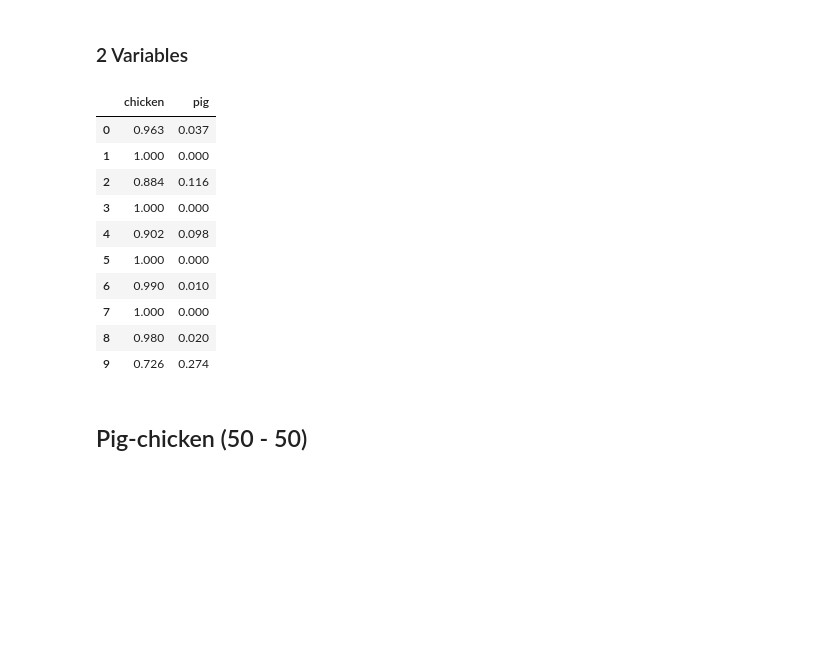
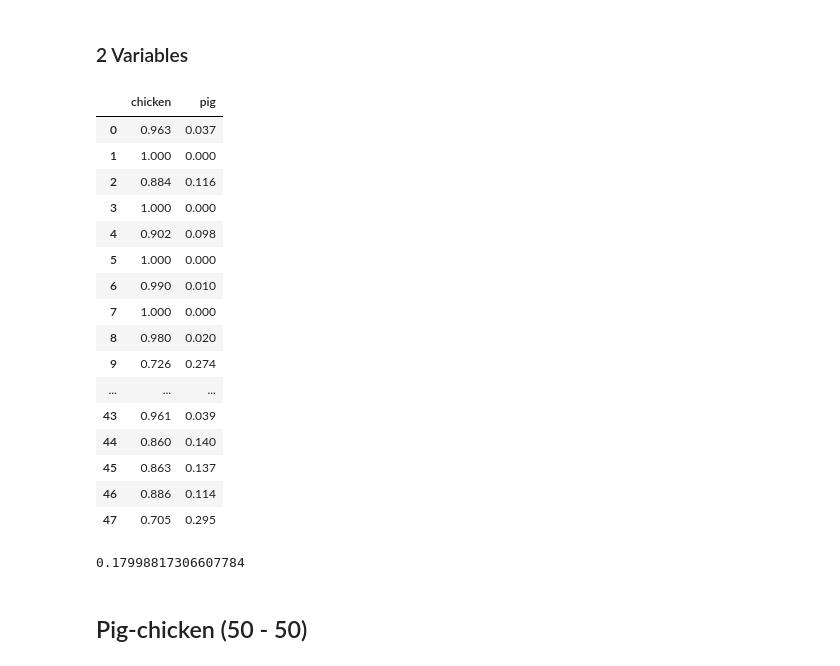
Before and after one commit to ariawahyuw/simulasi-spectra, a Jupyter notebook: Simulasi 3/(OLS) mixture test.ipynb, the cells around one changed output. Drawn from its saved outputs; the diff is of its cells as text; code cells hidden in the pictures; blank space fills up the shorter version.

```diff
--- a/Simulasi 3/(OLS) mixture test.ipynb
+++ b/Simulasi 3/(OLS) mixture test.ipynb
@@ -75,19 +91,35 @@ for i in range(1, pig_chicken_25_75.shape[1]):
     res = minimize(obj, x_init, args=(pig_chicken_25_75.iloc[:, i].values, components.T), bounds=bnds, constraints=cons)
     coef.append(res.x)
 # %%
-pd.DataFrame(coef, columns=['chicken', 'pig']).round(3).head(10)
+pd.DataFrame(coef, columns=['chicken', 'pig']).round(3)
 # %% [output]
 |  | chicken | pig |
 | 0 | 0.963 | 0.037 |
 | 1 | 1.000 | 0.000 |
 | 2 | 0.884 | 0.116 |
 | 3 | 1.000 | 0.000 |
 | 4 | 0.902 | 0.098 |
 | 5 | 1.000 | 0.000 |
 | 6 | 0.990 | 0.010 |
 | 7 | 1.000 | 0.000 |
 | 8 | 0.980 | 0.020 |
 | 9 | 0.726 | 0.274 |
+| ... | ... | ... |
+| 43 | 0.961 | 0.039 |
+| 44 | 0.860 | 0.140 |
+| 45 | 0.863 | 0.137 |
+| 46 | 0.886 | 0.114 |
+| 47 | 0.705 | 0.295 |
+# %%
+#RMSE
+actual_value = np.full((len(coef), 2), [0.75, 0.25])
+absolute_error = np.abs(actual_value - coef).flatten()
+squared_error = absolute_error ** 2
+mean_squared_error = np.mean(squared_error)
+root_mean_squared_error = np.sqrt(mean_squared_error)
+root_mean_squared_error
+# %% [output]
+0.17998817306607784
 # %% [markdown]
 ## Pig-chicken (50 - 50)
 # %% [markdown]
```
Also changed, not shown: parts of 10 cells of this notebook.
